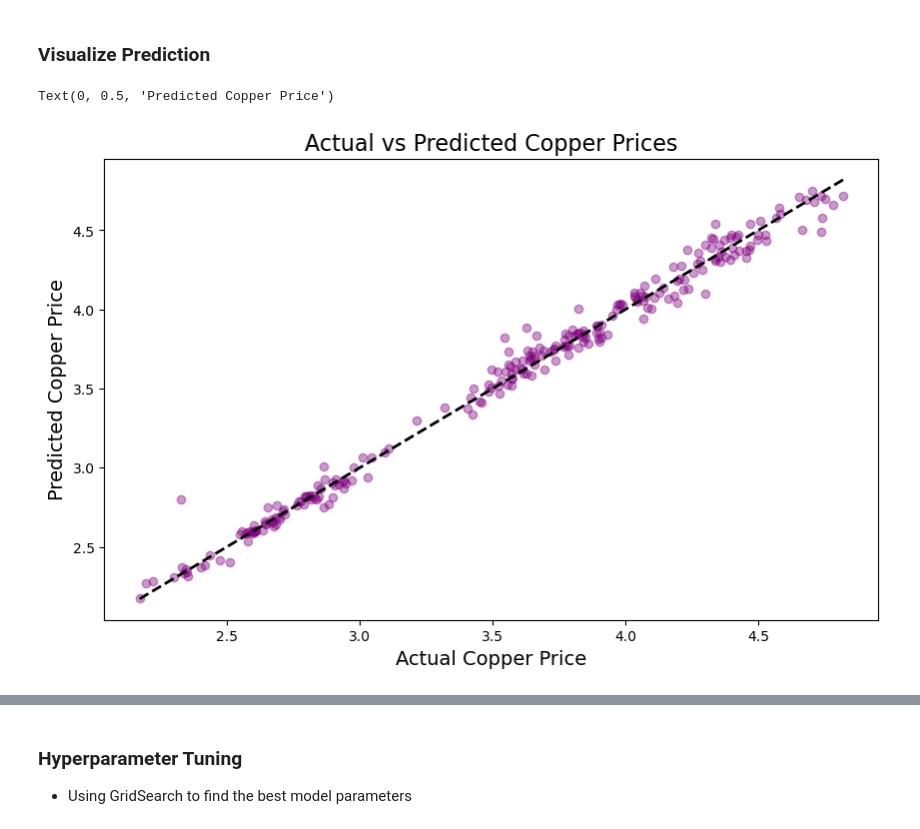
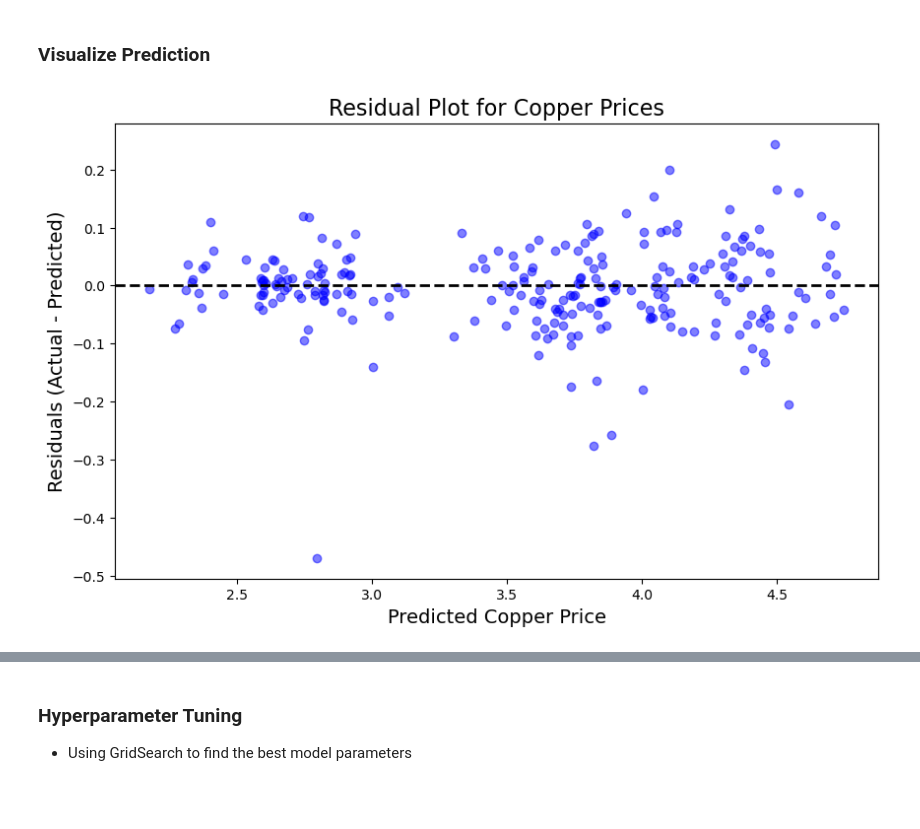
Before and after one commit to cleav84/Relationships-to-Copper, a Jupyter notebook: main.ipynb, the cells around one changed output, grey strips where cells are left out. Cells and saved outputs as stored; diff of their text form; code cells hidden in the pictures; blank space fills up the shorter version.

```diff
--- a/main.ipynb
+++ b/main.ipynb
@@ -348,13 +348,15 @@ print(eval_results_df)
 0  XGBoost_no_tune  0.00555  0.98857
 # %% [markdown]
 ### Visualize Prediction
-# %%
-plt.figure(figsize=(10, 6))
-plt.scatter(y_test, y_pred, color='purple', alpha=0.4)
-plt.plot([y_test.min(), y_test.max()], [y_test.min(), y_test.max()], 'k--', lw=2)
-plt.title('Actual vs Predicted Copper Prices', fontsize=16)
-plt.xlabel('Actual Copper Price', fontsize=14)
-plt.ylabel('Predicted Copper Price', fontsize=14)
-# %% [output]
-Text(0, 0.5, 'Predicted Copper Price')
-[figure, removed]
+# %%
+# Residual plot: Difference between actual and predicted values
+plt.figure(figsize=(10, 6))
+residuals = y_test - y_pred
+plt.scatter(y_pred, residuals, color='blue', alpha=0.5)
+plt.axhline(y=0, color='k', linestyle='--', lw=2)
+plt.title('Residual Plot for Copper Prices', fontsize=16)
+plt.xlabel('Predicted Copper Price', fontsize=14)
+plt.ylabel('Residuals (Actual - Predicted)', fontsize=14)
+plt.show()
+# %% [output]
+[figure, added]
```
Also changed, not shown: parts of 25 cells of this notebook.
